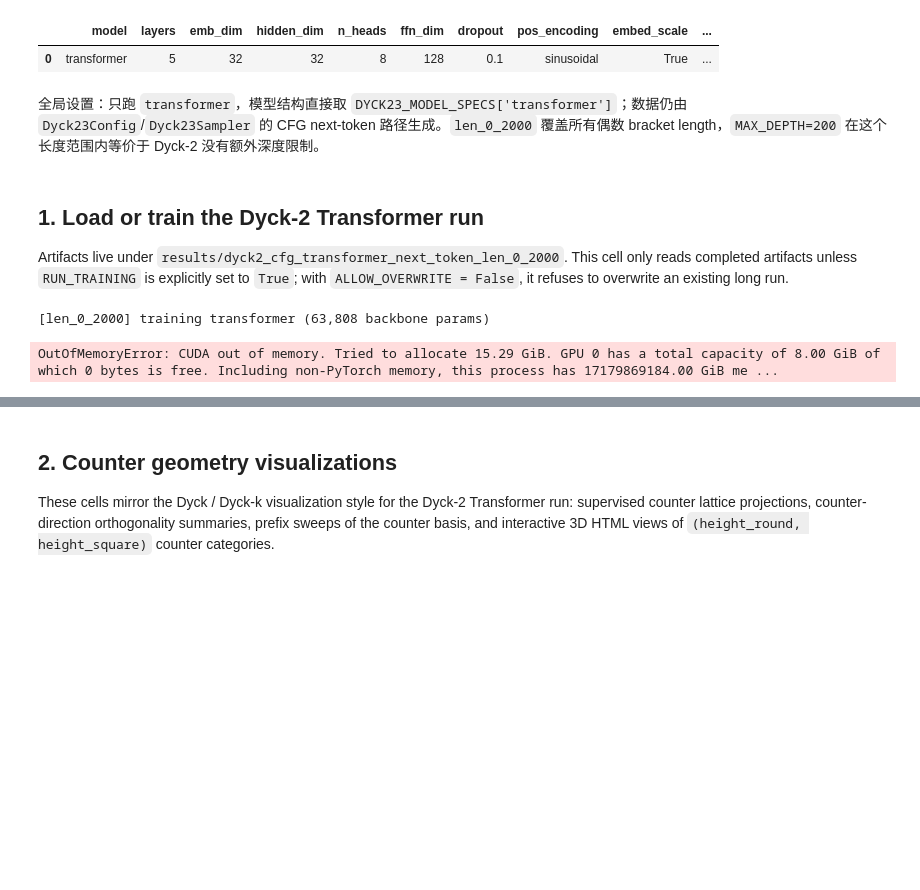
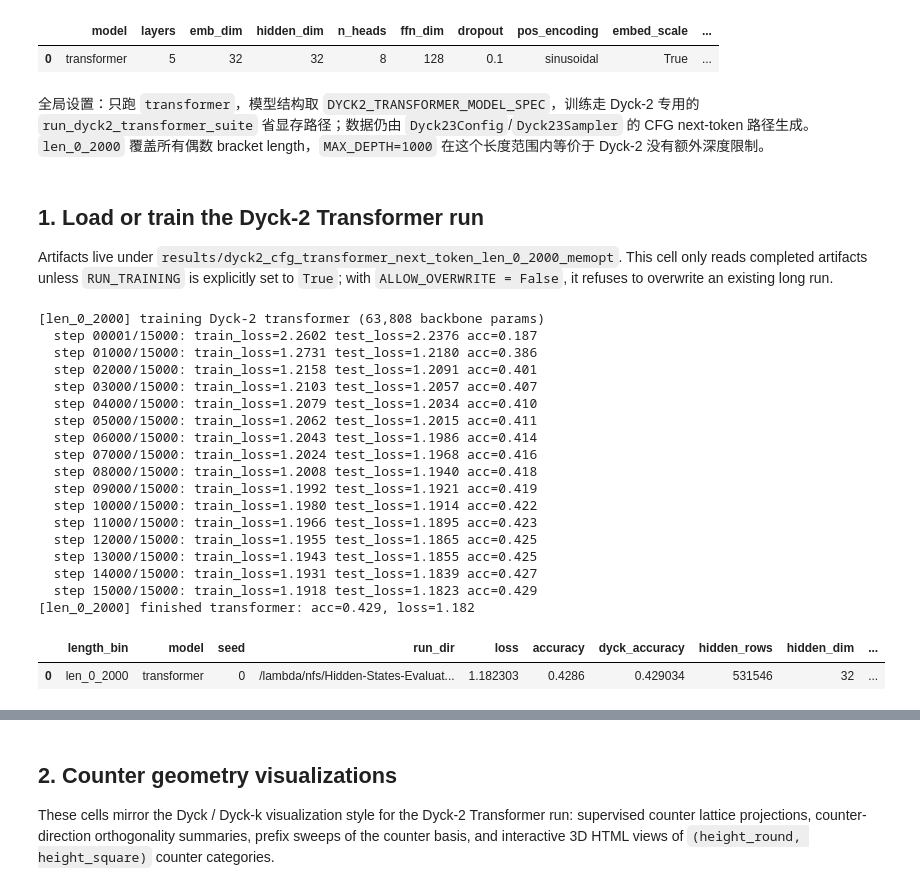
Before and after one commit to Twist-Shan/Hidden_State_Evaluation, a Jupyter notebook: notebooks/Dyck2_CFG_Transformer_Probe_Next_Token_Len_0_2000.ipynb, the cells around one changed output, grey strips where cells are left out. Saved outputs shown, nothing was run; the diff lists cells and outputs as text; code cells hidden in the pictures; blank space fills up the shorter version.

Commit message:
Update Dyck2 CFG transformer probe results

```diff
--- a/notebooks/Dyck2_CFG_Transformer_Probe_Next_Token_Len_0_2000.ipynb
+++ b/notebooks/Dyck2_CFG_Transformer_Probe_Next_Token_Len_0_2000.ipynb
@@ -23,7 +23,7 @@ from hse.experiments.dyck23 import DYCK23_MODEL_SPECS, run_dyck23_suite
 from hse.tasks.dyck23 import Dyck23Config, Dyck23Sampler, validate_dyck23_tokens
 from hse.utils.labels_io import load_labels
 # %%
-EXPERIMENT_NAME = 'dyck2_cfg_transformer_next_token_len_0_2000'
+EXPERIMENT_NAME = 'dyck2_cfg_transformer_next_token_len_0_2000_memopt'
 RESULTS_ROOT = ROOT / 'results' / EXPERIMENT_NAME
 FIGURES_ROOT = RESULTS_ROOT / 'figures'
 FIGURES_ROOT.mkdir(parents=True, exist_ok=True)
@@ -32,15 +32,22 @@ MODEL_TYPES = ['transformer']
 SEED = 0
 DEVICE = 'cuda' if torch.cuda.is_available() else 'cpu'
 
-RUN_TRAINING = True  # Set True only to intentionally train the Dyck-2 Transformer run.
+RUN_TRAINING = True # Set True only to intentionally train the Dyck-2 Transformer run.
 ALLOW_OVERWRITE = False  # Keep False so existing artifacts fail fast instead of being rewritten.
 TRAIN_EXAMPLES = 10_000
-TEST_EXAMPLES = 2_000
-PROBE_EXAMPLES = 1_024
+TEST_EXAMPLES = 512
+PROBE_EXAMPLES = 512
 TRAINING_STEPS = 15_000
 EPOCHS = 20
-BATCH_SIZE = 128
-EXTRACT_BATCH_SIZE = 64
+# BATCH_SIZE is the effective batch; TRAIN_MICRO_BATCH_SIZE is what actually fits on the GPU.
+BATCH_SIZE = 64
+TRAIN_MICRO_BATCH_SIZE = 4
+EVAL_BATCH_SIZE = 4
+EXTRACT_BATCH_SIZE = 4
+LEARNING_RATE = 3e-4
+GRAD_CLIP = 5.0
+AMP_DTYPE = 'bfloat16'
+GRADIENT_CHECKPOINTING = True
 MAX_PROBE_ROWS = 20_000
 
 MIN_LENGTH = 0
@@ -66,18 +73,17 @@ RIDGE_TARGETS = [
 CLASS_TARGETS = ['top_type_class', 'depth_top_class', 'legal_next_class', 'height_class']
 
 pd.DataFrame([
-    {'model': name, **{k: v for k, v in DYCK23_MODEL_SPECS[name].items() if k != 'state_kind'}}
-    for name in MODEL_TYPES
+    {'model': 'transformer', **{k: v for k, v in DYCK2_TRANSFORMER_MODEL_SPEC.items() if k != 'state_kind'}}
 ])
 # %% [output]
 |  | model | layers | emb_dim | hidden_dim | n_heads | ffn_dim | dropout | pos_encoding | embed_scale | ... |
 | 0 | transformer | 5 | 32 | 32 | 8 | 128 | 0.1 | sinusoidal | True | ... |
 # %% [markdown]
-全局设置：只跑 `transformer`，模型结构直接取 `DYCK23_MODEL_SPECS['transformer']`；数据仍由 `Dyck23Config`/`Dyck23Sampler` 的 CFG next-token 路径生成。`len_0_2000` 覆盖所有偶数 bracket length，`MAX_DEPTH=200` 在这个长度范围内等价于 Dyck-2 没有额外深度限制。
+全局设置：只跑 `transformer`，模型结构取 `DYCK2_TRANSFORMER_MODEL_SPEC`，训练走 Dyck-2 专用的 `run_dyck2_transformer_suite` 省显存路径；数据仍由 `Dyck23Config`/`Dyck23Sampler` 的 CFG next-token 路径生成。`len_0_2000` 覆盖所有偶数 bracket length，`MAX_DEPTH=1000` 在这个长度范围内等价于 Dyck-2 没有额外深度限制。
 # %% [markdown]
 ## 1. Load or train the Dyck-2 Transformer run
 
-Artifacts live under `results/dyck2_cfg_transformer_next_token_len_0_2000`. This cell only reads completed artifacts unless `RUN_TRAINING` is explicitly set to `True`; with `ALLOW_OVERWRITE = False`, it refuses to overwrite an existing long run.
+Artifacts live under `results/dyck2_cfg_transformer_next_token_len_0_2000_memopt`. This cell only reads completed artifacts unless `RUN_TRAINING` is explicitly set to `True`; with `ALLOW_OVERWRITE = False`, it refuses to overwrite an existing long run.
 # %%
 runs_path = RESULTS_ROOT / 'runs.csv'
 probe_path = RESULTS_ROOT / 'probe_summary.csv'
@@ -100,9 +106,8 @@ if RUN_TRAINING and existing_artifacts and not ALLOW_OVERWRITE:
     )
 
 if RUN_TRAINING:
-    runs_df, probe_df = run_dyck23_suite(
+    runs_df, probe_df = run_dyck2_transformer_suite(
         seed=SEED,
-        models=MODEL_TYPES,
         length_bins=DYCK23_LENGTH_BINS,
         train_examples=TRAIN_EXAMPLES,
         test_examples=TEST_EXAMPLES,
@@ -110,7 +115,13 @@ if RUN_TRAINING:
         steps=TRAINING_STEPS,
         epochs=EPOCHS,
         batch_size=BATCH_SIZE,
+        train_micro_batch_size=TRAIN_MICRO_BATCH_SIZE,
+        eval_batch_size=EVAL_BATCH_SIZE,
+        learning_rate=LEARNING_RATE,
+        grad_clip=GRAD_CLIP,
         extract_batch_size=EXTRACT_BATCH_SIZE,
+        amp_dtype=AMP_DTYPE,
+        gradient_checkpointing=GRADIENT_CHECKPOINTING,
         max_probe_rows=MAX_PROBE_ROWS,
         device=DEVICE,
         results_root=RESULTS_ROOT,
@@ -154,35 +165,53 @@ if len(runs_df) != expected_runs or len(probe_df) != expected_runs:
                 'length_bin': length_bin,
                 'model': model_type,
                 'seed': config['seed'],
                 'run_dir': str(run_dir.resolve()),
                 'loss': eval_metrics['loss'],
                 'accuracy': eval_metrics['accuracy'],
                 'dyck_accuracy': eval_metrics['dyck_accuracy'],
                 'hidden_rows': hidden_rows,
                 'hidden_dim': hidden_dim,
                 'params': config['trainable_parameters'],
                 'backbone_params': config['backbone_parameters_excluding_lm_head'],
                 'elapsed_seconds': metrics.get('elapsed_seconds'),
             })
             probe_rows.append({
                 'length_bin': length_bin,
                 'model': model_type,
                 'seed': config['seed'],
                 **metrics.get('probe', {}),
                 **metrics.get('compression', {}),
             })
     runs_df = pd.DataFrame(run_rows)
     probe_df = pd.DataFrame(probe_rows)
     runs_df.to_csv(runs_path, index=False)
     probe_df.to_csv(probe_path, index=False)
 
 if len(runs_df) != expected_runs or len(probe_df) != expected_runs:
     raise ValueError(f'Expected {expected_runs} runs/probe rows, got {len(runs_df)} and {len(probe_df)}.')
 
 runs_df.sort_values(['length_bin', 'model']).reset_index(drop=True)
 # %% [output]
-[len_0_2000] training transformer (63,808 backbone params)
+[len_0_2000] training Dyck-2 transformer (63,808 backbone params)
+  step 00001/15000: train_loss=2.2602 test_loss=2.2376 acc=0.187
+  step 01000/15000: train_loss=1.2731 test_loss=1.2180 acc=0.386
+  step 02000/15000: train_loss=1.2158 test_loss=1.2091 acc=0.401
+  step 03000/15000: train_loss=1.2103 test_loss=1.2057 acc=0.407
+  step 04000/15000: train_loss=1.2079 test_loss=1.2034 acc=0.410
+  step 05000/15000: train_loss=1.2062 test_loss=1.2015 acc=0.411
+  step 06000/15000: train_loss=1.2043 test_loss=1.1986 acc=0.414
+  step 07000/15000: train_loss=1.2024 test_loss=1.1968 acc=0.416
+  step 08000/15000: train_loss=1.2008 test_loss=1.1940 acc=0.418
+  step 09000/15000: train_loss=1.1992 test_loss=1.1921 acc=0.419
+  step 10000/15000: train_loss=1.1980 test_loss=1.1914 acc=0.422
+  step 11000/15000: train_loss=1.1966 test_loss=1.1895 acc=0.423
+  step 12000/15000: train_loss=1.1955 test_loss=1.1865 acc=0.425
+  step 13000/15000: train_loss=1.1943 test_loss=1.1855 acc=0.425
+  step 14000/15000: train_loss=1.1931 test_loss=1.1839 acc=0.427
+  step 15000/15000: train_loss=1.1918 test_loss=1.1823 acc=0.429
+[len_0_2000] finished transformer: acc=0.429, loss=1.182
-OutOfMemoryError: CUDA out of memory. Tried to allocate 15.29 GiB. GPU 0 has a total capacity of 8.00 GiB of which 0 bytes is free. Including non-PyTorch memory, this process has 17179869184.00 GiB me ...
+|  | length_bin | model | seed | run_dir | loss | accuracy | dyck_accuracy | hidden_rows | hidden_dim | ... |
+| 0 | len_0_2000 | transformer | 0 | /lambda/nfs/Hidden-States-Evaluat... | 1.182303 | 0.4286 | 0.429034 | 531546 | 32 | ... |
 # %%
 def load_run_arrays(run_dir):
     run_dir = Path(run_dir)
```
Also changed, not shown: parts of 7 cells of this notebook, 1 other file.
